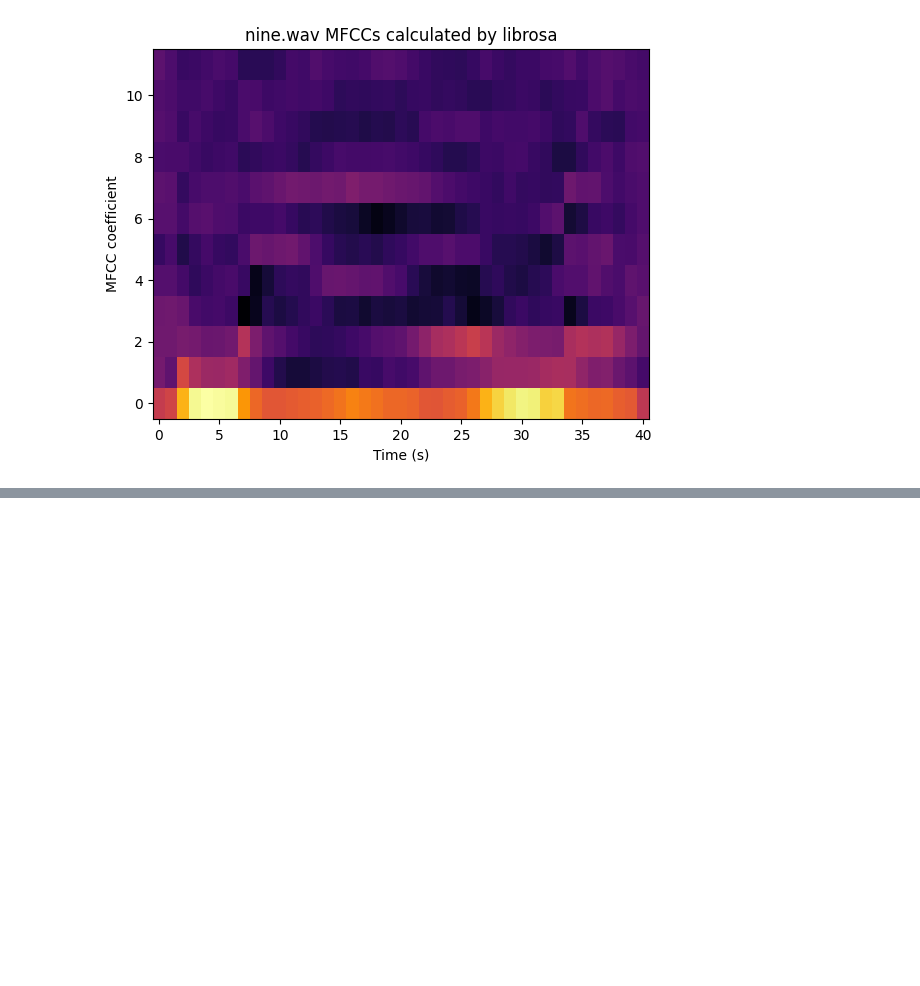
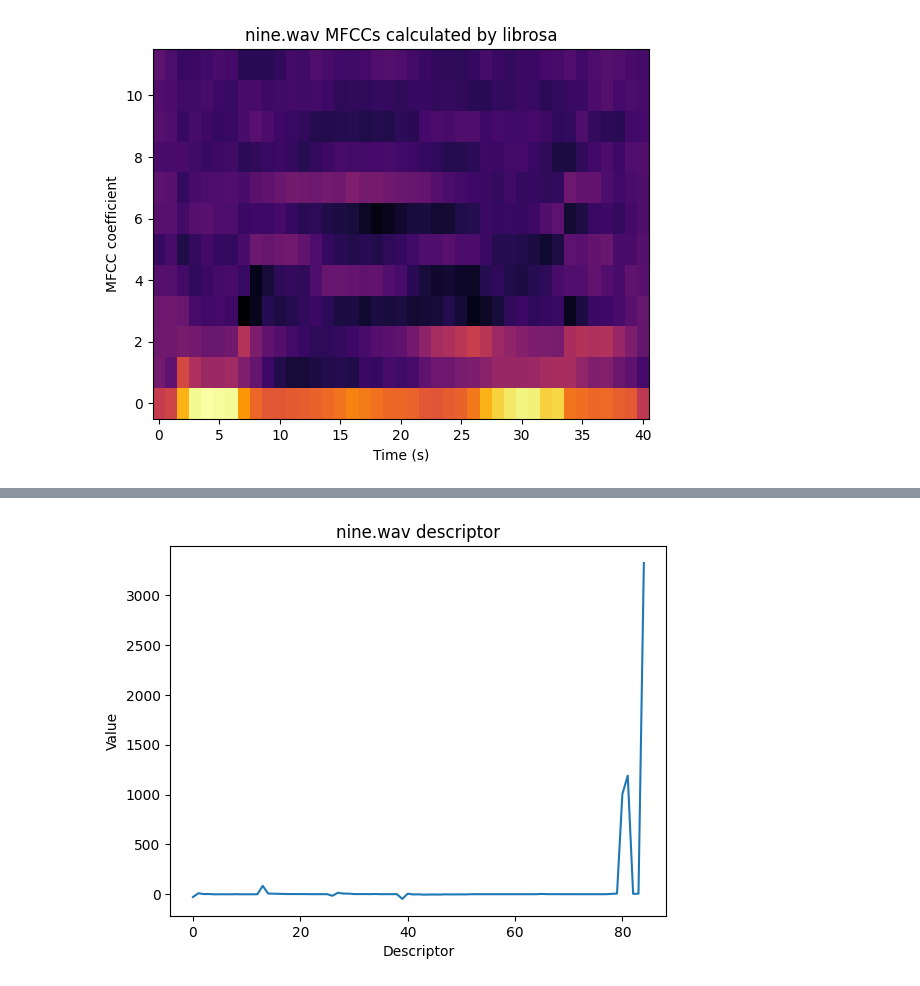
Before and after one commit to carlosedm10/joan-tds, a Jupyter notebook: pracs/prac4/prac4.ipynb, the cells around one changed output, grey strips where cells are left out. Cells and saved outputs as stored; diff of their text form; code cells hidden in the pictures; blank space fills up the shorter version.

```diff
--- a/pracs/prac4/prac4.ipynb
+++ b/pracs/prac4/prac4.ipynb
@@ -297,0 +386,15 @@ plt.show()
+# %%
+descriptor = signal.extract_features(n_fft, overlap_samples, n_mfcc, n_mels)
+
+# plot the descriptor
+fig, ax = plt.subplots()
+ax.set_title(f"{signal.file} descriptor")
+ax.set_xlabel("Descriptor")
+ax.set_ylabel("Value")
+
+x = np.arange(len(descriptor))
+plt.plot(x, descriptor)
+
+plt.show()
+# %% [output]
+[figure, added]
```
Also changed, not shown: parts of 6 cells of this notebook, 57 other files.
